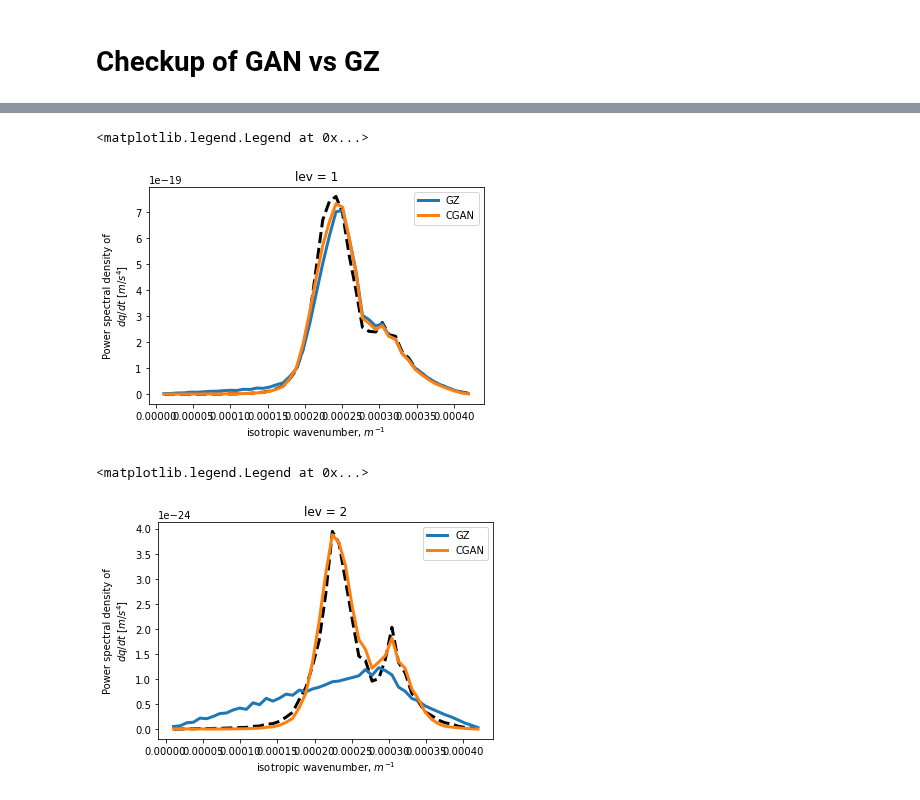
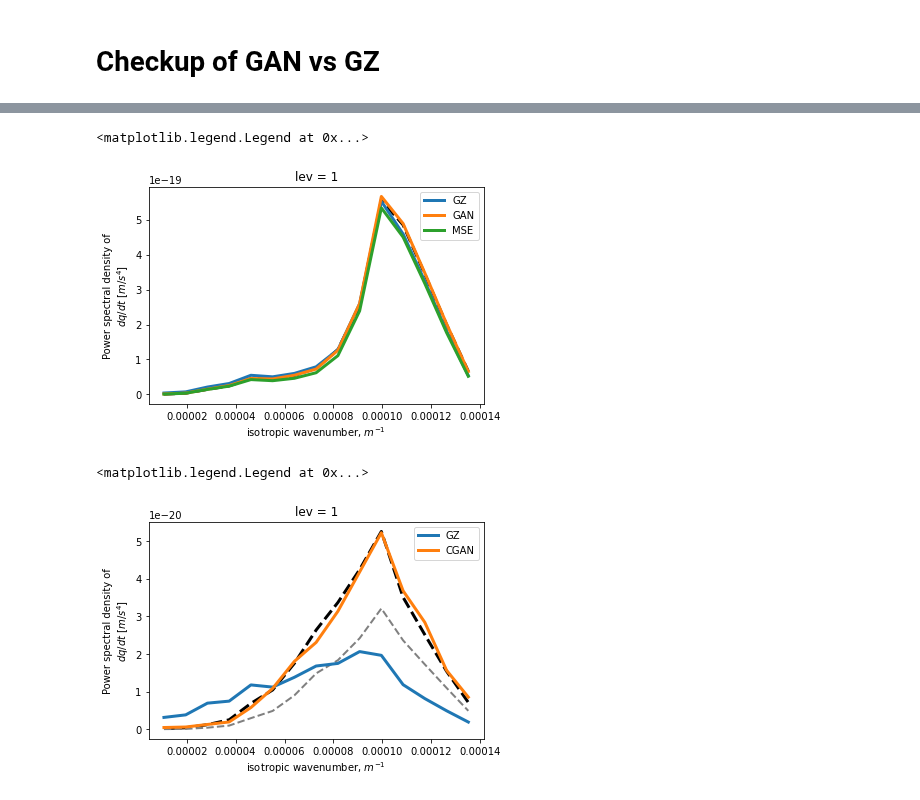
Before and after one commit to m2lines/pyqg_generative, a Jupyter notebook: notebooks/parameterization.ipynb, the cells around one changed output, grey strips where cells are left out. Cells and saved outputs as stored; diff of their text form; code cells hidden in the pictures.

```diff
--- a/notebooks/parameterization.ipynb
+++ b/notebooks/parameterization.ipynb
@@ -287,0 +287,34 @@ gz = xr.open_dataset('/scratch/pp2681/pyqg_generative/Reference-Default-scaled/m
+# %%
+def reader(path):
+    ds = xr.open_dataset(path)
+    time = slice(44,None)
+    var1 = np.mean((ds.q_forcing_advection_res.isel(time=time, lev=0).astype('float64'))**2)
+    var2 = np.mean((ds.q_forcing_advection_res.isel(time=time, lev=1).astype('float64'))**2)
+    ds['CSD_res_ND'] = ds.CSD_res * ds.k / np.sqrt(var1 * var2)
+    ds['CSD_gen_res_ND'] = ds.CSD_gen_res * ds.k / np.sqrt(var1 * var2)
+
+    time = slice(44,None)
+    Nbins = 50
+    target = 'q_forcing_advection'
+    for lev in [0,1]:
+        arr = ds[target].isel(time=time, lev=lev)
+        mean, std = arr.mean(), arr.std()
+        xmin = float(mean - 4*std); xmax = float(mean + 4*std)
+        coords = None
+        for suffix in ['', '_gen', '_mean']:
+            array = ds[target+suffix].isel(time=time, lev=lev).values.ravel()
+            points, density = PDF_histogram(array, xmin = xmin, xmax=xmax, Nbins=Nbins)
+            if coords is None:
+                coords=[coord(points, '$dq/dt, s^{-2}$')]
+
+            ds['PDF'+suffix+str(lev)] = xr.DataArray(density, dims='q_'+str(lev), coords=coords,
+                attrs={'long_name': 'subgrid forcing PDF'})
+            if np.isnan(ds['PDF'+suffix+str(lev)]).sum() > 0:
+                import pdb
+                pdb.set_trace()
+    return ds
+# %%
+op = 'Operator2-64'
+gan = reader(f'/scratch/pp2681/pyqg_generative/Reference-Default-scaled/models/{op}/CGANRegression/offline_test.nc')
+gz = reader(f'/scratch/pp2681/pyqg_generative/Reference-Default-scaled/models/{op}/MeanVarModel/offline_test.nc')
+mse = reader(f'/scratch/pp2681/pyqg_generative/Reference-Default-scaled/models/{op}/OLSModel/offline_test.nc')
@@ -288,18 +352,20 @@ gz = xr.open_dataset('/scratch/pp2681/pyqg_generative/Reference-Default-scaled/m
 # %%
 z = 0
 gz.PSD.isel(lev=z).plot(lw=3, color='k', ls='--')
 gz.PSD_gen.isel(lev=z).plot(lw=3, label='GZ')
-cgan.PSD_gen.isel(lev=z).plot(lw=3, label='CGAN')
+gan.PSD_gen.isel(lev=z).plot(lw=3, label='GAN')
+mse.PSD_gen.isel(lev=z).plot(lw=3, label='MSE')
 plt.legend()
 # %% [output]
 <matplotlib.legend.Legend at 0x...>
-[figure, old version]
+[figure, new version]
 # %%
-z = 1
-cgan.PSD_res.isel(lev=z).plot(lw=3, color='k', ls='--')
+z = 0
+gan.PSD_res.isel(lev=z).plot(lw=3, color='k', ls='--')
+gz.PSD_res.isel(lev=z).plot(lw=2, color='gray', ls='--')
 gz.PSD_gen_res.isel(lev=z).plot(lw=3, label='GZ')
-cgan.PSD_gen_res.isel(lev=z).plot(lw=3, label='CGAN')
+gan.PSD_gen_res.isel(lev=z).plot(lw=3, label='CGAN')
 plt.legend()
 # %% [output]
 <matplotlib.legend.Legend at 0x...>
-[figure, old version]
+[figure, new version]
```
Also changed, not shown: parts of 15 cells of this notebook, 6 other files.
